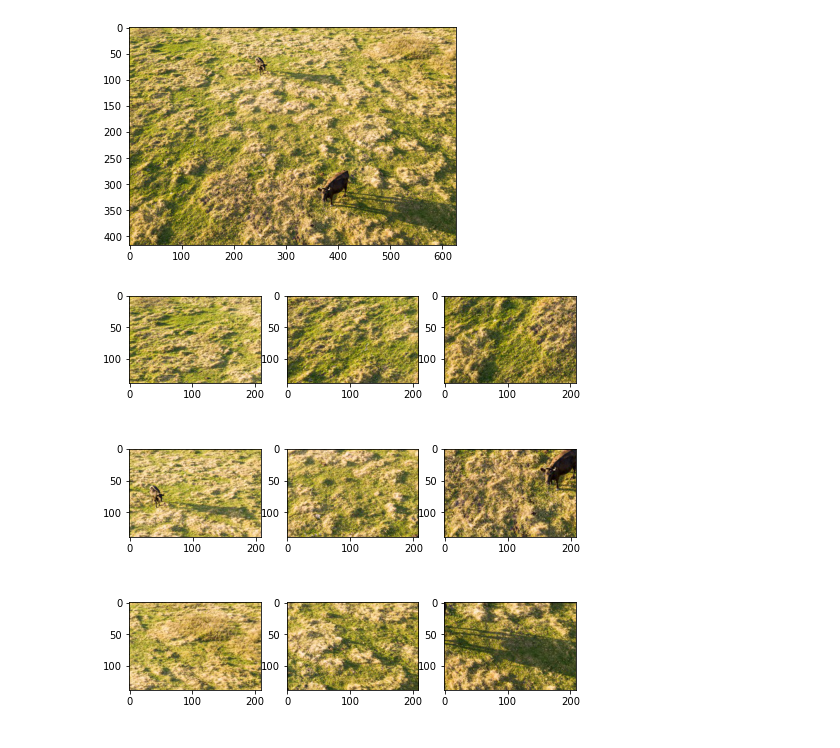
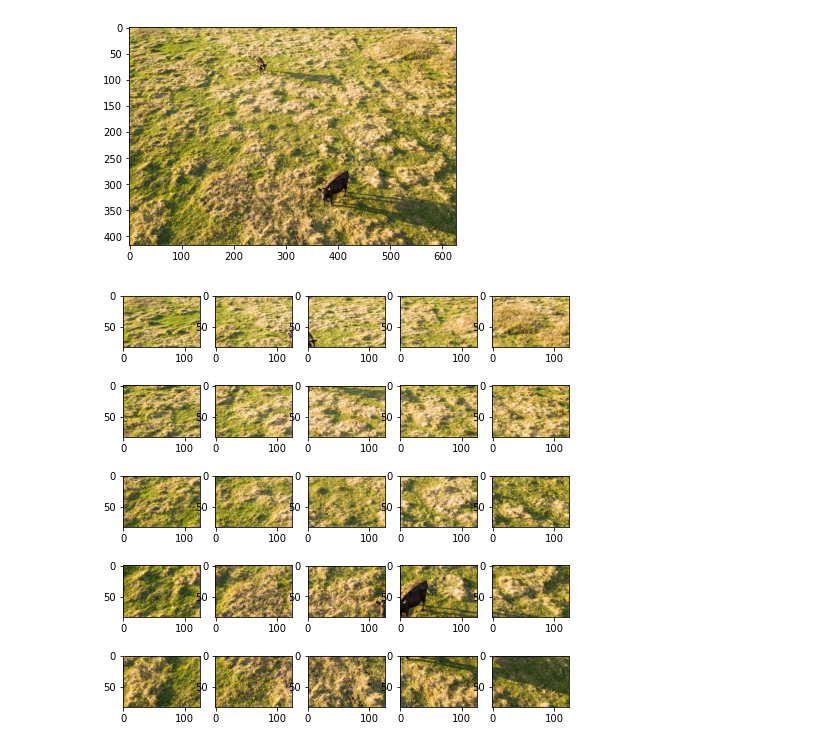
Before and after one commit to kaanan99/noses, a Jupyter notebook: skimage.ipynb, the cells around one changed output. Cells and saved outputs as stored; diff of their text form; code cells hidden in the pictures.

Commit message:
updated split image function

```diff
--- a/skimage.ipynb
+++ b/skimage.ipynb
@@ -25,33 +25,33 @@ plt.imshow(cropped)
 # %%
 def split_image_n(img, nrows, ncols):
     x_len = img.shape[1]
     y_len = img.shape[0]
     x_interval = x_len/ncols
     y_interval = y_len/nrows
 
     cropped_images = []
     i = 0
-    while (i < x_len):
+    while (i < y_len):
         j = 0
-        while (j < y_len):
-            x1 = round(i)
-            y1 = round(j)
-            x2 = round(i + x_interval)
-            y2 = round(j + y_interval)
+        while (j < x_len):
+            x1 = round(j)
+            y1 = round(i)
+            x2 = round(j + x_interval)
+            y2 = round(i + y_interval)
             cropped = img[y1:y2,x1:x2]
             cropped_images.append(cropped)
-            j += y_interval
-        i += x_interval
+            j += x_interval
+        i += y_interval
 
     fig=plt.figure(figsize=(8, 8))
     for i in range(1, ncols*nrows + 1):
         img = cropped_images[i - 1]
         fig.add_subplot(nrows, ncols, i)
         plt.imshow(img)
     plt.show()
 
-nrows = 3
-ncols = 3
+nrows = 5
+ncols = 5
 split_image_n(img, nrows, ncols)
 # %% [output]
-[figure, old version]
+[figure, new version]
```
